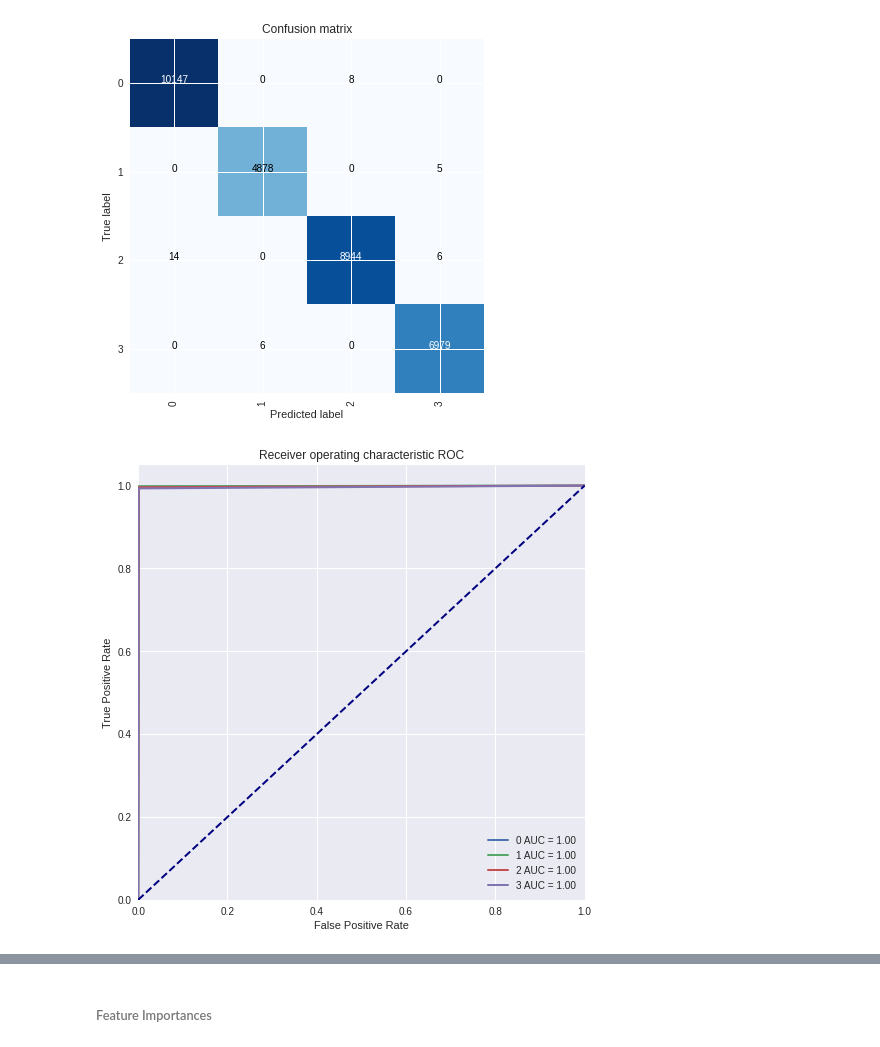
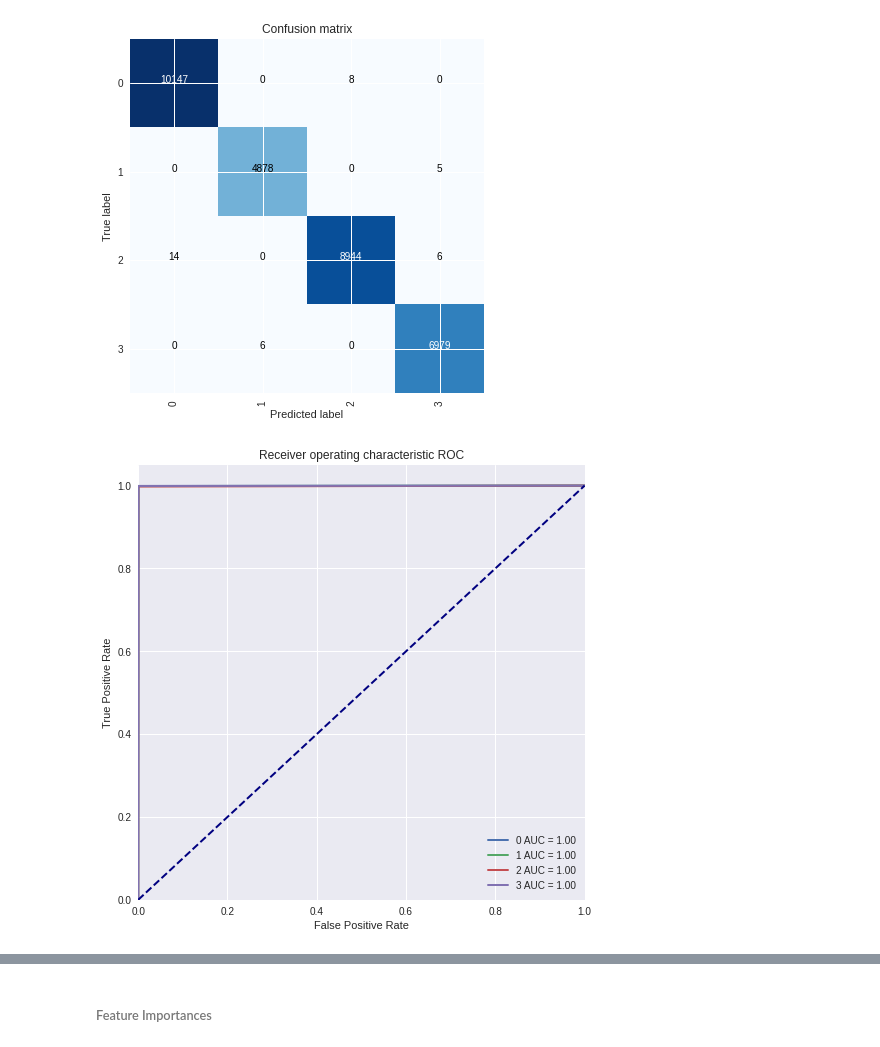
Before and after one commit to dehoyosb/MinJusticia_team77_DS4A_Project, a Jupyter notebook: app/unsupervised_learning_daniel.ipynb, the cells around one changed output, grey strips where cells are left out. Drawn from its saved outputs; the diff is of its cells as text; code cells hidden in the pictures.

```diff
--- a/app/unsupervised_learning_daniel.ipynb
+++ b/app/unsupervised_learning_daniel.ipynb
@@ -714,6 +733,6 @@ Accuracy:
 weighted avg       1.00      1.00      1.00     30987
 [figure]
 # %%
-plot_roc(Y_test, clf_logistic.predict(X_test))
+plot_roc(Y_test, clf_randomf.predict(X_test))
 # %% [output]
-[figure, old version]
+[figure, new version]
```
Also changed, not shown: parts of 20 cells of this notebook.
